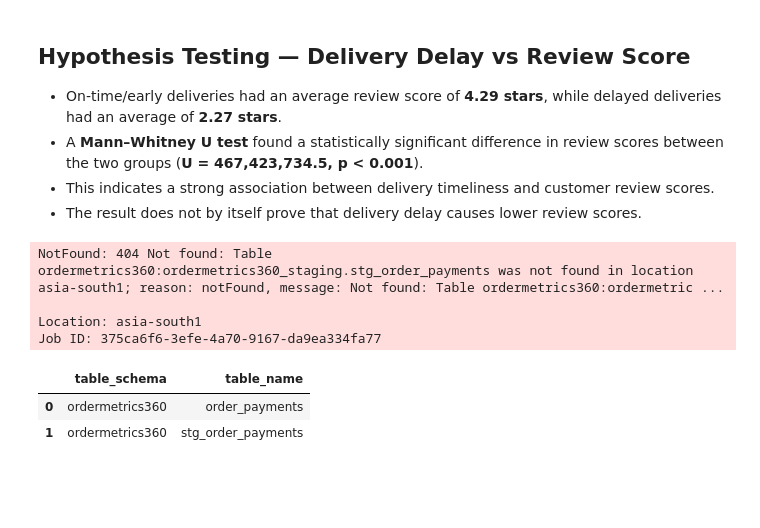
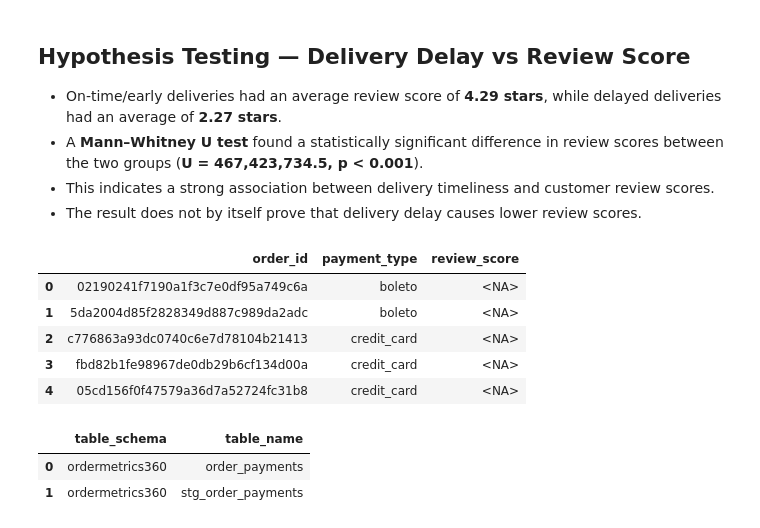
Before and after one commit to maniprabha20/OrderMetrics360, a Jupyter notebook: notebooks/Untitled1.ipynb, the cells around one changed output. Saved outputs shown, nothing was run; the diff lists cells and outputs as text; code cells hidden in the pictures; blank space fills up the shorter version.

```diff
--- a/notebooks/Untitled1.ipynb
+++ b/notebooks/Untitled1.ipynb
@@ -759,20 +730,22 @@ plt.show()
 # %%
 payment_df = client.query("""
     SELECT
         r.order_id,
         p.payment_type,
         r.review_score
     FROM `ordermetrics360.ordermetrics360_marts.mart_delivery_reviews` r
-    JOIN `ordermetrics360.ordermetrics360_staging.stg_order_payments` p
+    JOIN `ordermetrics360.stg_order_payments` p
         USING(order_id)
 """).to_dataframe()
 
 payment_df.head()
 # %% [output]
-NotFound: 404 Not found: Table ordermetrics360:ordermetrics360_staging.stg_order_payments was not found in location asia-south1; reason: notFound, message: Not found: Table ordermetrics360:ordermetric ...
-
-Location: asia-south1
-Job ID: 375ca6f6-3efe-4a70-9167-da9ea334fa77
+|  | order_id | payment_type | review_score |
+| 0 | 02190241f7190a1f3c7e0df95a749c6a | boleto | <NA> |
+| 1 | 5da2004d85f2828349d887c989da2adc | boleto | <NA> |
+| 2 | c776863a93dc0740c6e7d78104b21413 | credit_card | <NA> |
+| 3 | fbd82b1fe98967de0db29b6cf134d00a | credit_card | <NA> |
+| 4 | 05cd156f0f47579a36d7a52724fc31b8 | credit_card | <NA> |
 # %%
 tables = client.query("""
     SELECT
```
Also changed, not shown: parts of 19 cells of this notebook.
